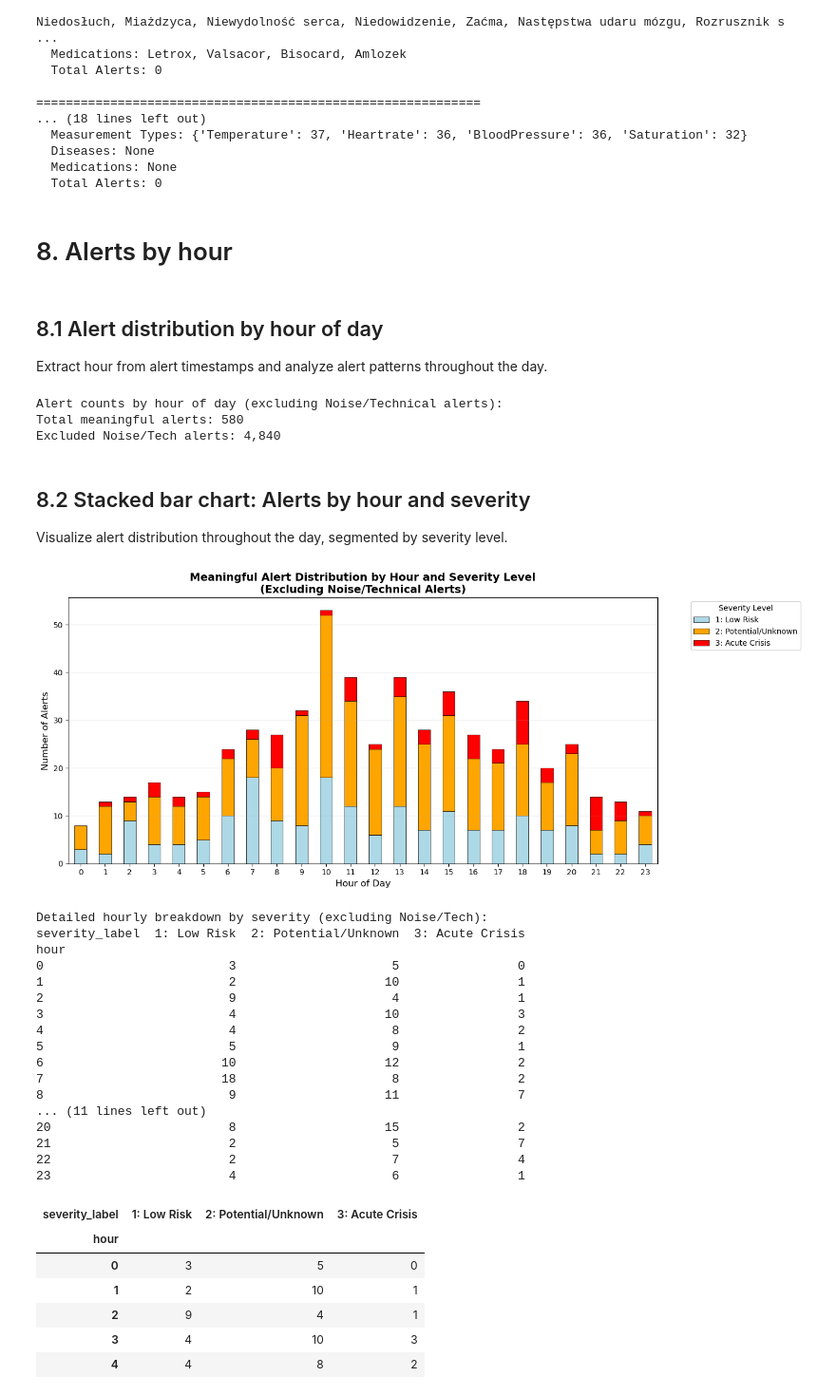
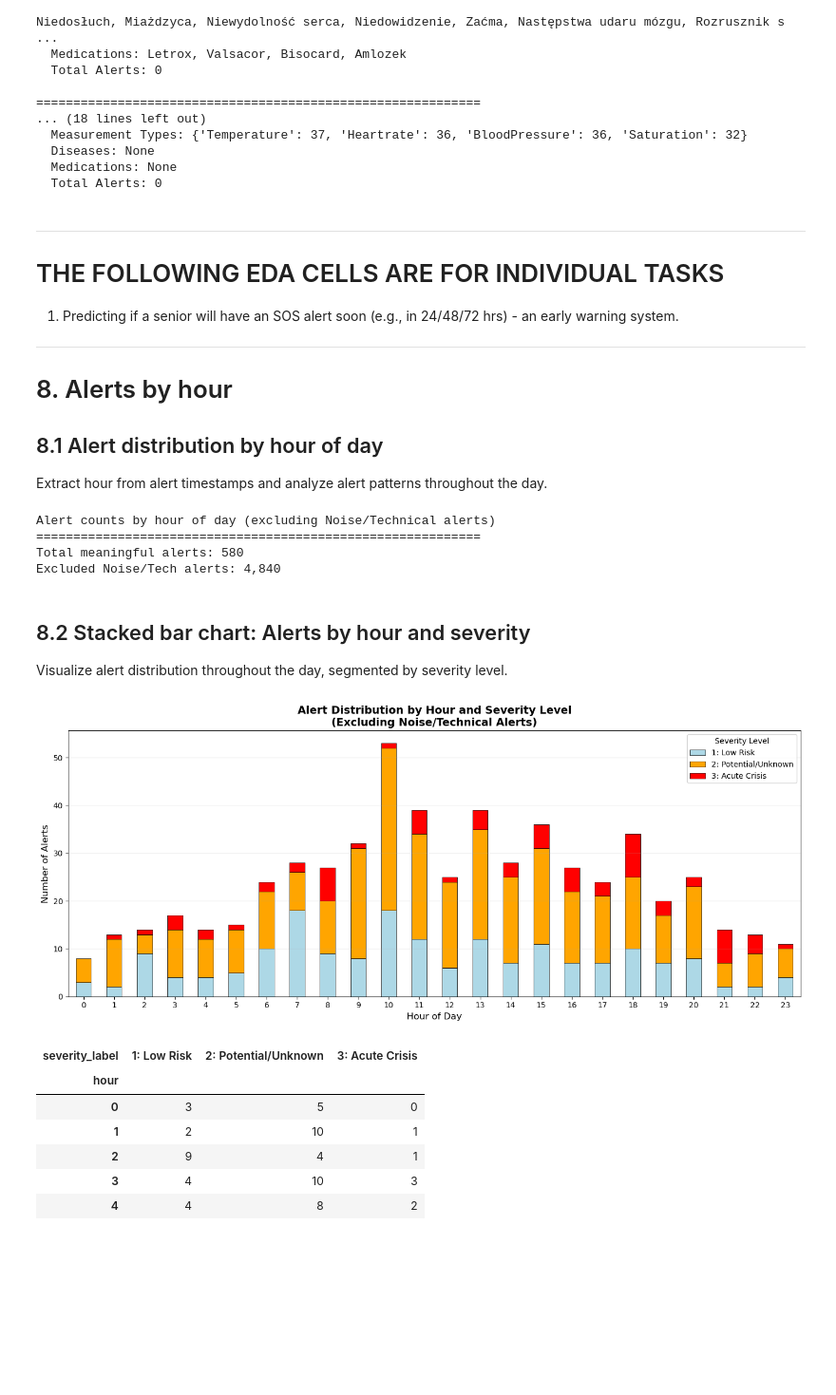
Before and after one commit to eldarmuk/AI-CVD, a Jupyter notebook: notebooks/02_comprehensive_eda.ipynb, the cells around one changed output. Shown at 95% size. Saved outputs shown, nothing was run; the diff lists cells and outputs as text; code cells hidden in the pictures; blank space fills up the shorter version.

```diff
--- a/notebooks/02_comprehensive_eda.ipynb
+++ b/notebooks/02_comprehensive_eda.ipynb
@@ -1089,31 +1099,34 @@ Senior ID: 47143
   Diseases: None
   Medications: None
   Total Alerts: 0
-# %% [markdown]
-# 8. Alerts by hour
-# %% [markdown]
-## 8.1 Alert distribution by hour of day
-
-Extract hour from alert timestamps and analyze alert patterns throughout the day.
+# %% [markdown]
+___
+
+# THE FOLLOWING EDA CELLS ARE FOR INDIVIDUAL TASKS
+
+1. Predicting if a senior will have an SOS alert soon (e.g., in 24/48/72 hrs) - an early warning system.
+
+___
+
+# 8. Alerts by hour
+
+## 8.1 Alert distribution by hour of day
+
+Extract hour from alert timestamps and analyze alert patterns throughout the day.
 # %%
-# Extract hour from alert_date
 alerts_df['hour'] = alerts_df['alert_date'].dt.hour
-
-# Filter out noise/technical alerts (severity level 0)
 meaningful_alerts = alerts_df[alerts_df['severity_label'] != '0: Noise/Tech'].copy()
 
-# Count alerts by hour and severity
 hourly_severity = meaningful_alerts.groupby(['hour', 'severity_label']).size().reset_index(name='count')
-
-# Pivot to create data suitable for stacked bar chart
 hourly_pivot = hourly_severity.pivot(index='hour', columns='severity_label', values='count').fillna(0)
 
-# Display summary statistics
-print("Alert counts by hour of day (excluding Noise/Technical alerts):")
+print("Alert counts by hour of day (excluding Noise/Technical alerts)")
+print(60*"=")
 print(f"Total meaningful alerts: {len(meaningful_alerts):,}")
-print(f"Excluded Noise/Tech alerts: {len(alerts_df[alerts_df['severity_label'] == '0: Noise/Tech']):,}\n")
+print(f"Excluded Noise/Tech alerts: {len(alerts_df[alerts_df['severity_label'] == '0: Noise/Tech']):,}")
 # %% [output]
-Alert counts by hour of day (excluding Noise/Technical alerts):
+Alert counts by hour of day (excluding Noise/Technical alerts)
+============================================================
 Total meaningful alerts: 580
 Excluded Noise/Tech alerts: 4,840
 # %% [markdown]
@@ -1128,52 +1141,35 @@ severity_colors = {
 }
 
 for severity in severity_colors.keys():
     if severity not in hourly_pivot.columns:
         hourly_pivot[severity] = 0
 
 column_order = ['1: Low Risk', '2: Potential/Unknown', '3: Acute Crisis']
 hourly_pivot = hourly_pivot[[col for col in column_order if col in hourly_pivot.columns]]
 
 fig, ax = plt.subplots(figsize=(14, 6))
 
 hourly_pivot.plot(
     kind='bar',
     stacked=True,
     ax=ax,
     color=[severity_colors.get(col, 'gray') for col in hourly_pivot.columns],
     edgecolor='black',
     linewidth=0.5
 )
 
 ax.set_xlabel('Hour of Day', fontsize=12)
 ax.set_ylabel('Number of Alerts', fontsize=12)
 ax.set_title('Alert Distribution by Hour and Severity Level\n(Excluding Noise/Technical Alerts)', fontsize=14, fontweight='bold')
 ax.set_xticks(range(24))
 ax.set_xticklabels(range(24), rotation=0)
-ax.legend(title='Severity Level', bbox_to_anchor=(1.05, 1), loc='upper left')
+ax.legend(title='Severity Level')
 ax.grid(axis='y', alpha=0.3)
 
 plt.tight_layout()
 plt.show()
 # %% [output]
-[figure, old version]
+[figure, new version]
-Detailed hourly breakdown by severity (excluding Noise/Tech):
-severity_label  1: Low Risk  2: Potential/Unknown  3: Acute Crisis
-hour
-0                         3                     5                0
-1                         2                    10                1
-2                         9                     4                1
-3                         4                    10                3
-4                         4                     8                2
-5                         5                     9                1
-6                        10                    12                2
-7                        18                     8                2
-8                         9                    11                7
-... (11 lines left out)
-20                        8                    15                2
-21                        2                     5                7
-22                        2                     7                4
-23                        4                     6                1
 # %%
 hourly_pivot.astype(int)
 # %% [output]
```
Also changed, not shown: parts of 30 cells of this notebook.
